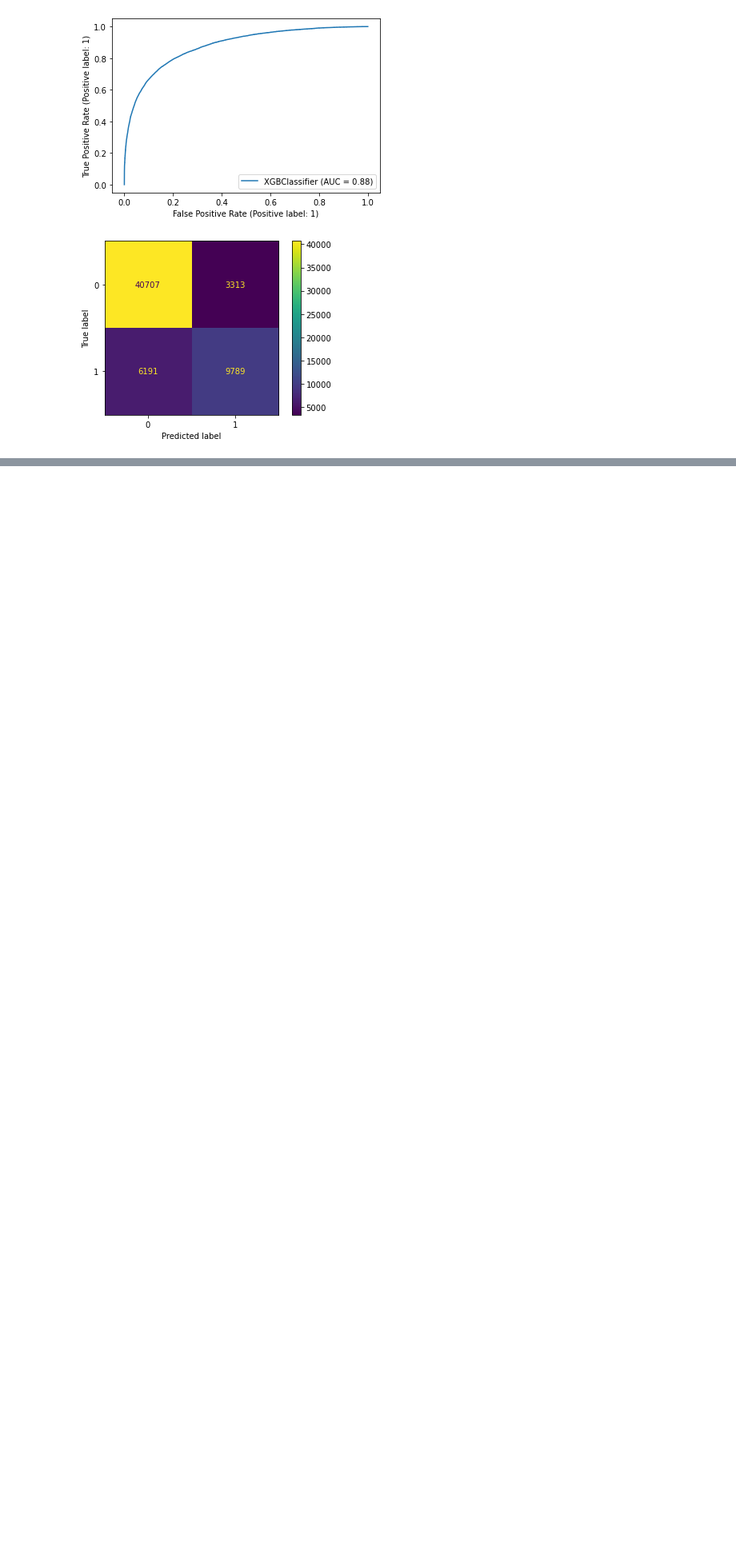
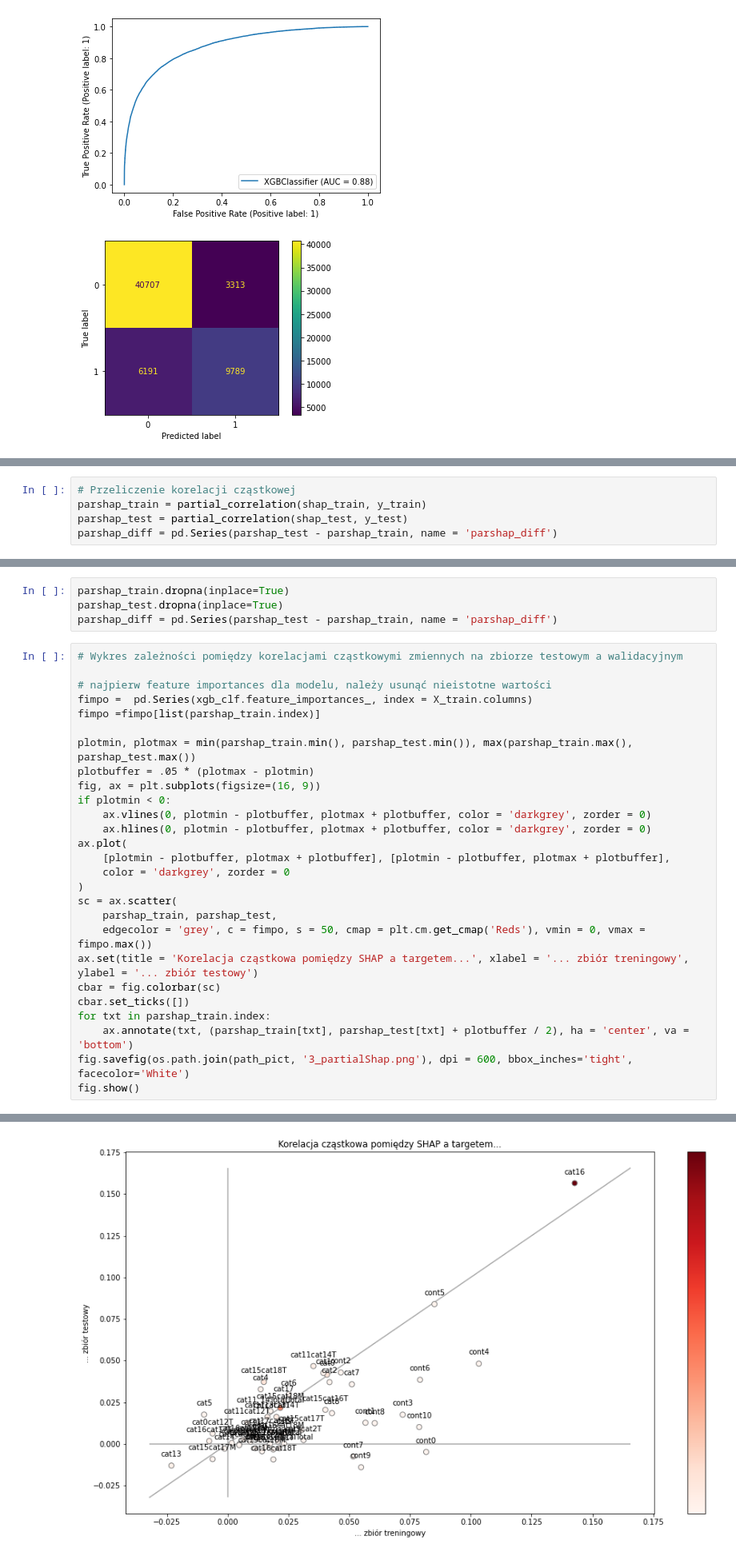
Before and after one commit to krisz17/overestimating_features, a Jupyter notebook: 2_overfit_features.ipynb, the cells around one changed output, grey strips where cells are left out. Shown: that part at 80% size. Cells and saved outputs as stored; diff of their text form; blank space fills up the shorter version.

```diff
--- a/2_overfit_features.ipynb
+++ b/2_overfit_features.ipynb
@@ -85,0 +152,5 @@ Confusion Matrix
+# %%
+# Przeliczenie korelacji cząstkowej
+parshap_train = partial_correlation(shap_train, y_train)
+parshap_test = partial_correlation(shap_test, y_test)
+parshap_diff = pd.Series(parshap_test - parshap_train, name = 'parshap_diff')
@@ -85,0 +177,32 @@ Confusion Matrix
+# %%
+parshap_train.dropna(inplace=True)
+parshap_test.dropna(inplace=True)
+parshap_diff = pd.Series(parshap_test - parshap_train, name = 'parshap_diff')
+# %%
+# Wykres zależności pomiędzy korelacjami cząstkowymi zmiennych na zbiorze testowym a walidacyjnym
+
+# najpierw feature importances dla modelu, należy usunąć nieistotne wartości
+fimpo =  pd.Series(xgb_clf.feature_importances_, index = X_train.columns)
+fimpo =fimpo[list(parshap_train.index)]
+
+plotmin, plotmax = min(parshap_train.min(), parshap_test.min()), max(parshap_train.max(), parshap_test.max())
+plotbuffer = .05 * (plotmax - plotmin)
+fig, ax = plt.subplots(figsize=(16, 9))
+if plotmin < 0:
+    ax.vlines(0, plotmin - plotbuffer, plotmax + plotbuffer, color = 'darkgrey', zorder = 0)
+    ax.hlines(0, plotmin - plotbuffer, plotmax + plotbuffer, color = 'darkgrey', zorder = 0)
+ax.plot(
+    [plotmin - plotbuffer, plotmax + plotbuffer], [plotmin - plotbuffer, plotmax + plotbuffer],
+    color = 'darkgrey', zorder = 0
+)
+sc = ax.scatter(
+    parshap_train, parshap_test,
+    edgecolor = 'grey', c = fimpo, s = 50, cmap = plt.cm.get_cmap('Reds'), vmin = 0, vmax = fimpo.max())
+ax.set(title = 'Korelacja cząstkowa pomiędzy SHAP a targetem...', xlabel = '... zbiór treningowy', ylabel = '... zbiór testowy')
+cbar = fig.colorbar(sc)
+cbar.set_ticks([])
+for txt in parshap_train.index:
+    ax.annotate(txt, (parshap_train[txt], parshap_test[txt] + plotbuffer / 2), ha = 'center', va = 'bottom')
+fig.savefig(os.path.join(path_pict, '3_partialShap.png'), dpi = 600, bbox_inches='tight', facecolor='White')
+fig.show()
+# %% [output]
@@ -85,0 +210 @@ Confusion Matrix
+[figure, added]
```
Also changed, not shown: parts of 10 cells of this notebook.
